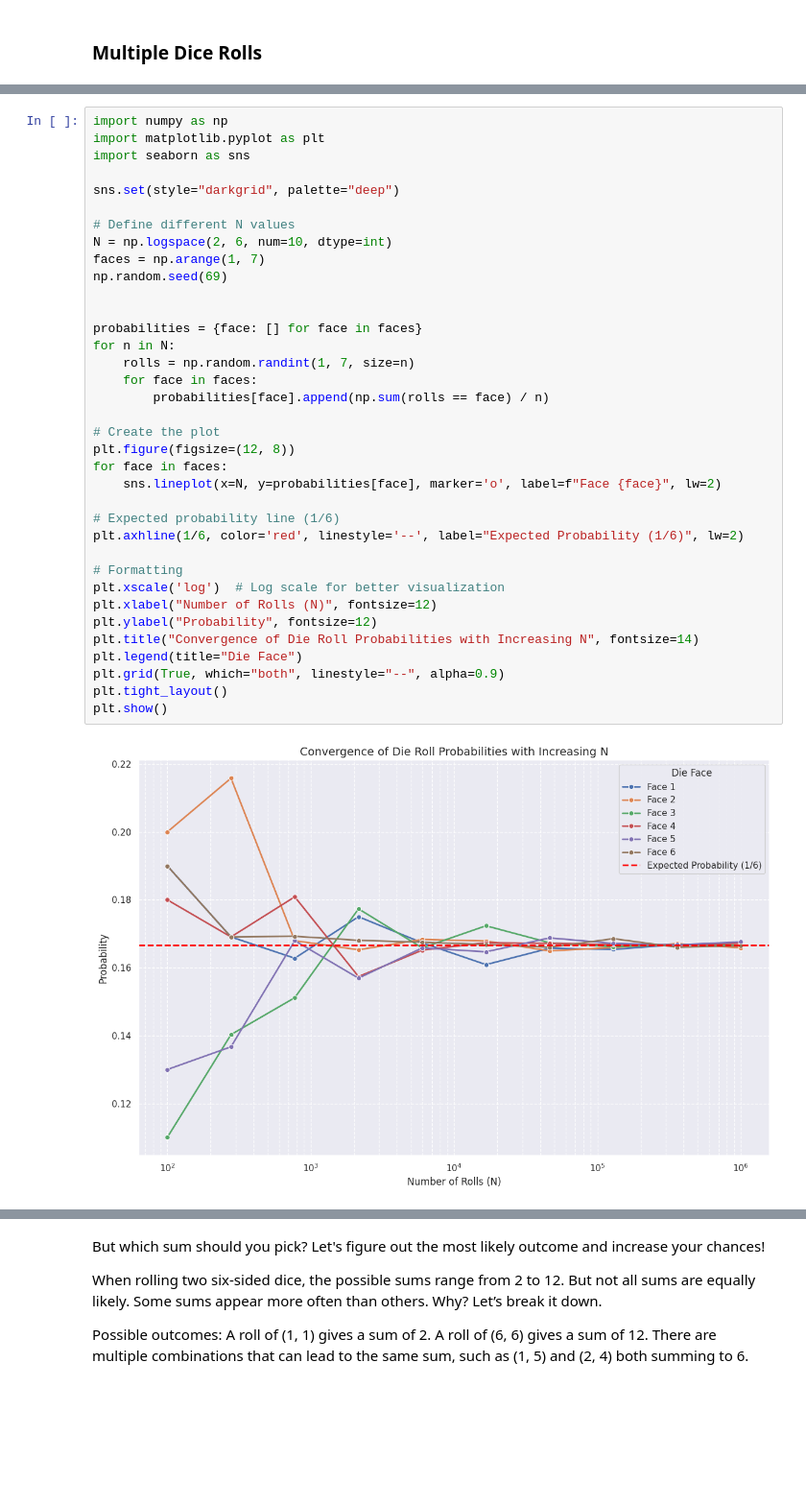
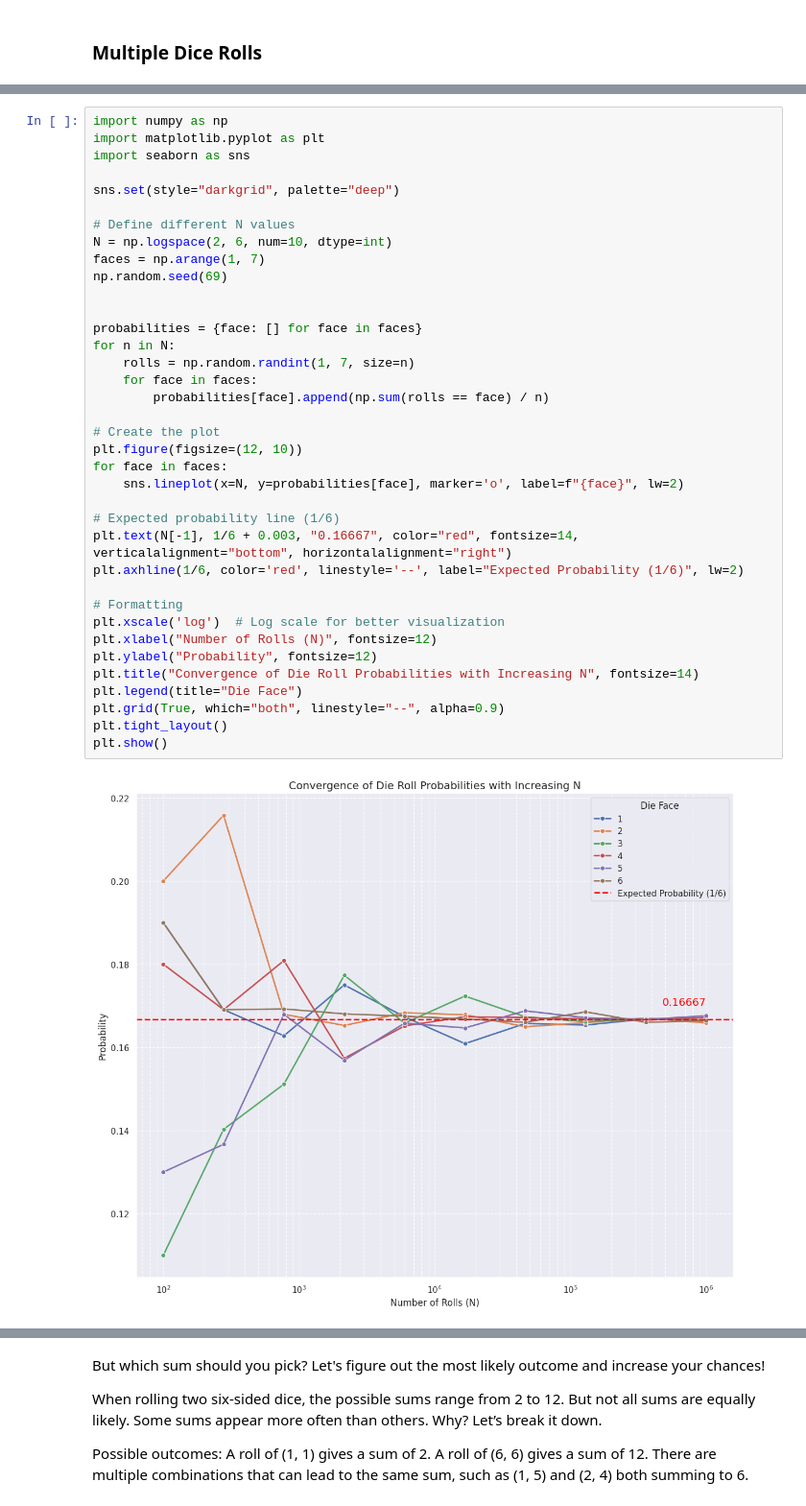
Before and after one commit to animesh-chouhan/fifty-challenging-problems-in-probability, a Jupyter notebook: probability.ipynb, the cells around one changed output, grey strips where cells are left out. Shown at 96% size. Cells and saved outputs as stored; diff of their text form; blank space fills up the shorter version.

```diff
--- a/probability.ipynb
+++ b/probability.ipynb
@@ -189,34 +216,35 @@ import seaborn as sns
 sns.set(style="darkgrid", palette="deep")
 
 # Define different N values
 N = np.logspace(2, 6, num=10, dtype=int)
 faces = np.arange(1, 7)
 np.random.seed(69)
 
 
 probabilities = {face: [] for face in faces}
 for n in N:
     rolls = np.random.randint(1, 7, size=n)
     for face in faces:
         probabilities[face].append(np.sum(rolls == face) / n)
 
 # Create the plot
-plt.figure(figsize=(12, 8))
+plt.figure(figsize=(12, 10))
 for face in faces:
-    sns.lineplot(x=N, y=probabilities[face], marker='o', label=f"Face {face}", lw=2)
+    sns.lineplot(x=N, y=probabilities[face], marker='o', label=f"{face}", lw=2)
 
 # Expected probability line (1/6)
+plt.text(N[-1], 1/6 + 0.003, "0.16667", color="red", fontsize=14, verticalalignment="bottom", horizontalalignment="right")
 plt.axhline(1/6, color='red', linestyle='--', label="Expected Probability (1/6)", lw=2)
 
 # Formatting
 plt.xscale('log')  # Log scale for better visualization
 plt.xlabel("Number of Rolls (N)", fontsize=12)
 plt.ylabel("Probability", fontsize=12)
 plt.title("Convergence of Die Roll Probabilities with Increasing N", fontsize=14)
 plt.legend(title="Die Face")
 plt.grid(True, which="both", linestyle="--", alpha=0.9)
 plt.tight_layout()
 plt.show()
 # %% [output]
-[figure, old version]
+[figure, new version]
 # %% [markdown]
```
Also changed, not shown: parts of 40 cells of this notebook, 3 other files.
